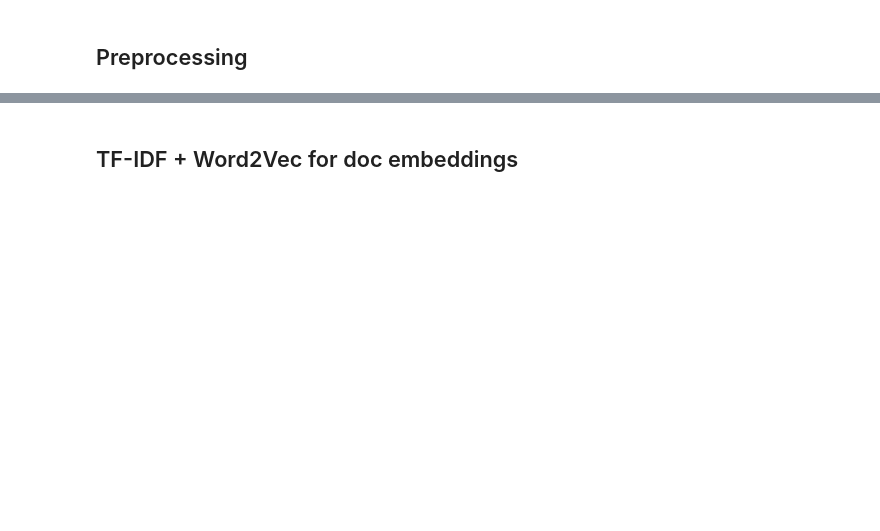
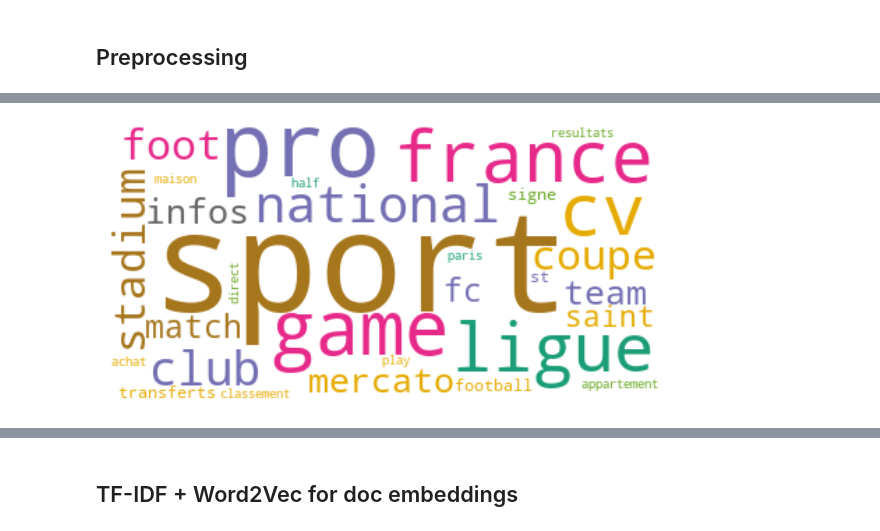
Before and after one commit to karray3000/ALTEGRAD-Challenge, a Jupyter notebook: models/doc_embedding/Doc embeddings.ipynb, the cells around one changed output, grey strips where cells are left out. Drawn from its saved outputs; the diff is of its cells as text; code cells hidden in the pictures; blank space fills up the shorter version.

```diff
--- a/models/doc_embedding/Doc embeddings.ipynb
+++ b/models/doc_embedding/Doc embeddings.ipynb
@@ -224,0 +373,4 @@ data_test = full_preprocessing(data_test, 'test_clean.csv.zip')
+# %%
+word_cloud(text_sports)
+# %% [output]
+[figure, added]
```
Also changed, not shown: parts of 31 cells of this notebook.
